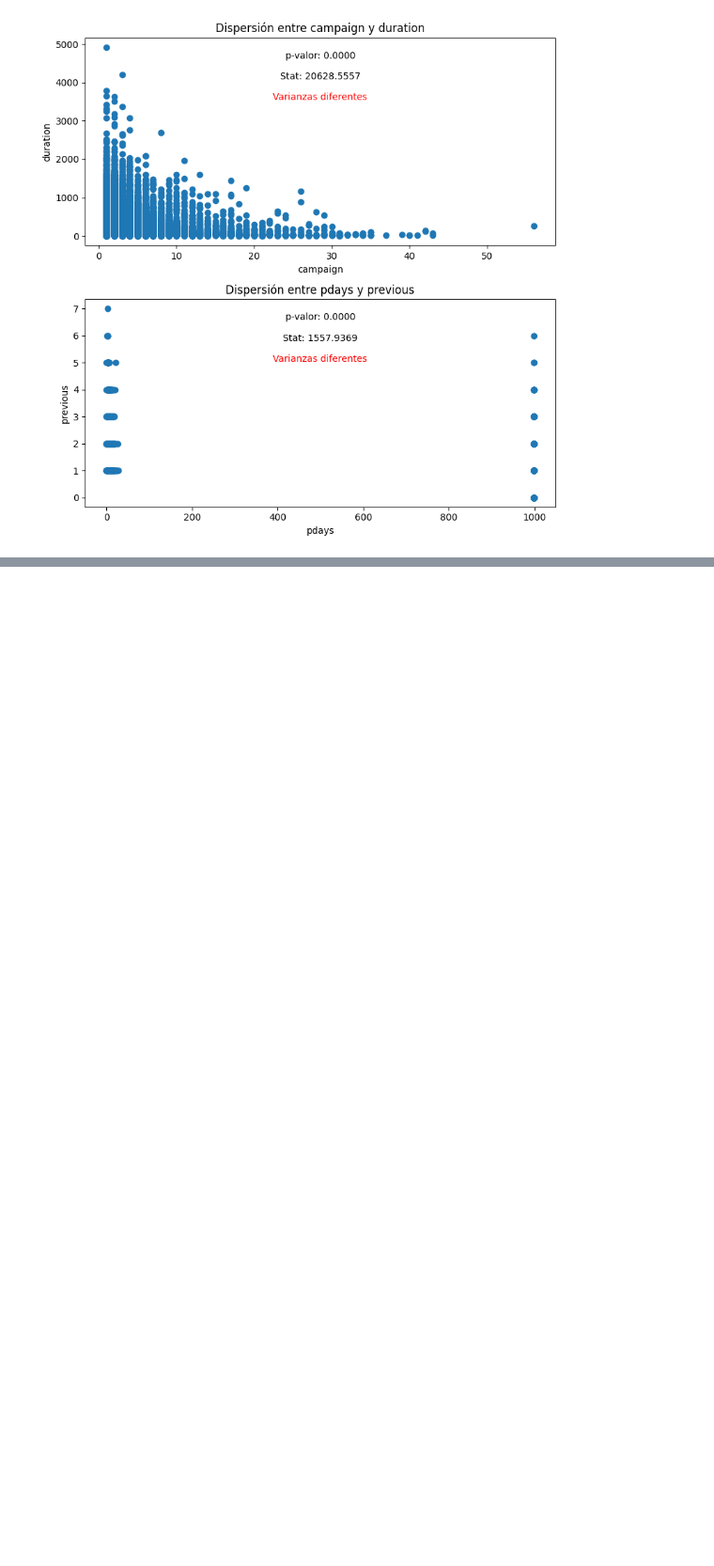
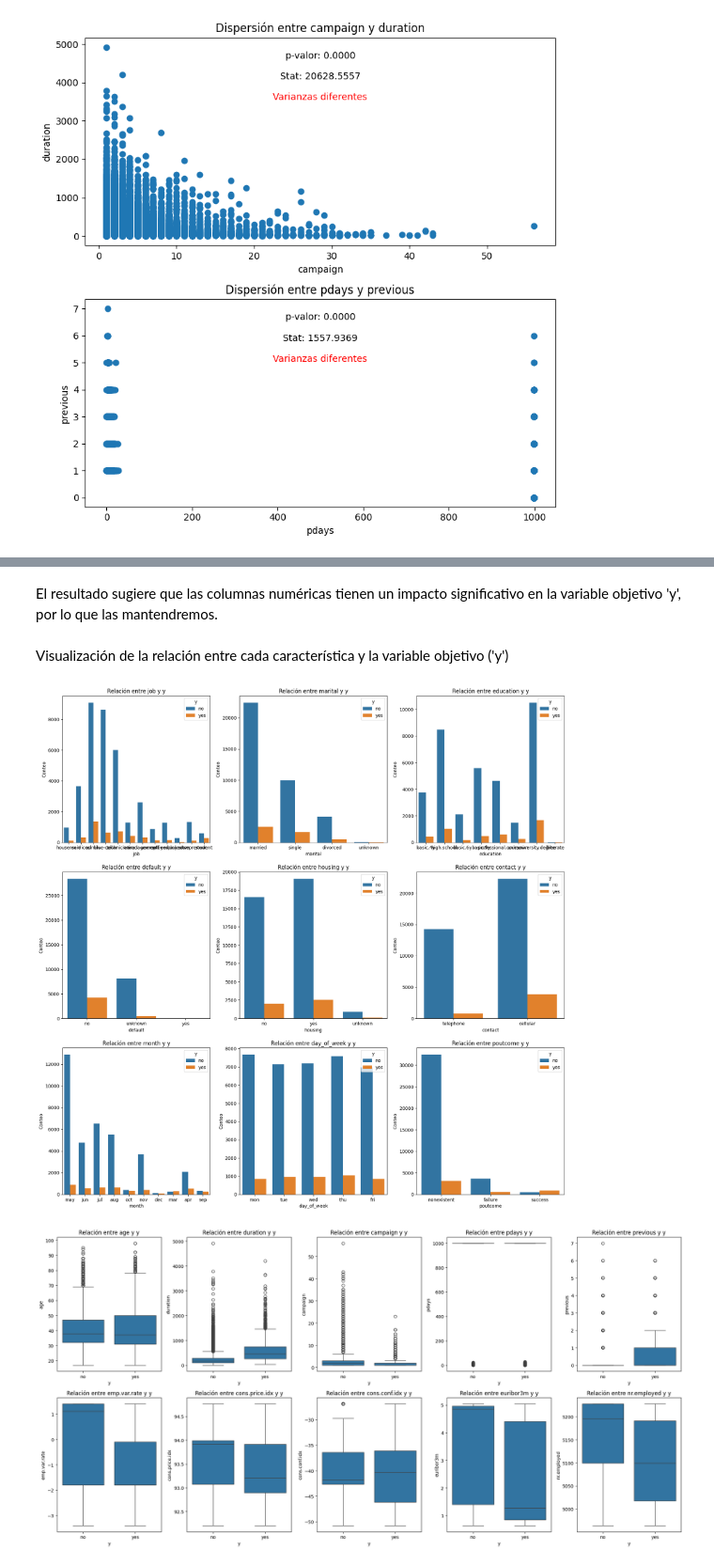
Before and after one commit to RmVa23/ML-Algorithm, a Jupyter notebook: src/explore.ipynb, the cells around one changed output, grey strips where cells are left out. Shown at 94% size. Saved outputs shown, nothing was run; the diff lists cells and outputs as text; code cells hidden in the pictures; blank space fills up the shorter version.

```diff
--- a/src/explore.ipynb
+++ b/src/explore.ipynb
@@ -172,0 +264,37 @@ plt.tight_layout()
+# %% [markdown]
+El resultado sugiere que las columnas numéricas tienen un impacto significativo en la variable objetivo 'y', por lo que las mantendremos.
+# %%
+data.drop('loan', axis=1, inplace=True)
+# %% [markdown]
+Visualización de la relación entre cada característica y la variable objetivo ('y')
+# %%
+# Definir el tamaño de la figura
+plt.figure(figsize=(20, 20))
+
+# Características categóricas: job, marital, education, default, housing, contact, month, day_of_week, poutcome
+categorical_features = ['job', 'marital', 'education', 'default', 'housing', 'contact', 'month', 'day_of_week', 'poutcome']
+
+for i, feature in enumerate(categorical_features, 1):
+    plt.subplot(3, 3, i)
+    sns.countplot(x=feature, hue='y', data=data)
+    plt.title(f'Relación entre {feature} y y')
+    plt.xlabel(feature)
+    plt.ylabel('Conteo')
+
+# Características numéricas: age, duration, campaign, pdays, previous, emp.var.rate, cons.price.idx, cons.conf.idx, euribor3m, nr.employed
+numerical_features = ['age', 'duration', 'campaign', 'pdays', 'previous', 'emp.var.rate', 'cons.price.idx', 'cons.conf.idx', 'euribor3m', 'nr.employed']
+
+plt.figure(figsize=(20, 10))
+
+for i, feature in enumerate(numerical_features, 1):
+    plt.subplot(2, 5, i)
+    sns.boxplot(x='y', y=feature, data=data)
+    plt.title(f'Relación entre {feature} y y')
+    plt.xlabel('y')
+    plt.ylabel(feature)
+
+plt.tight_layout()
+plt.show()
+# %% [output]
+[figure, added]
+[figure, added]
```
Also changed, not shown: parts of 6 cells of this notebook.
